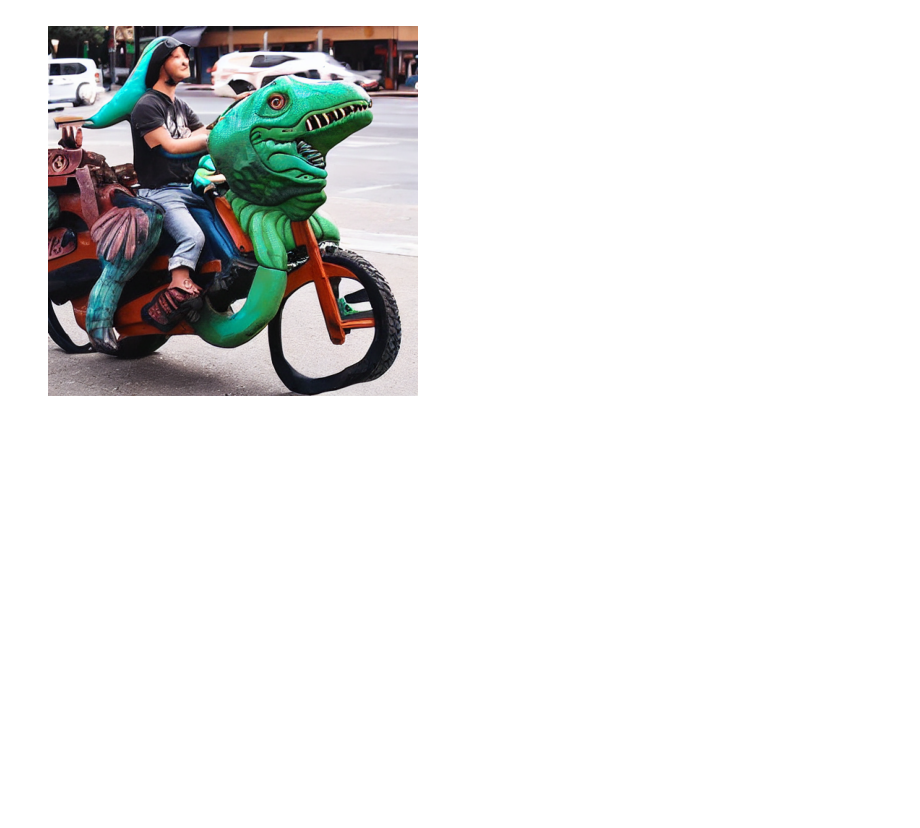
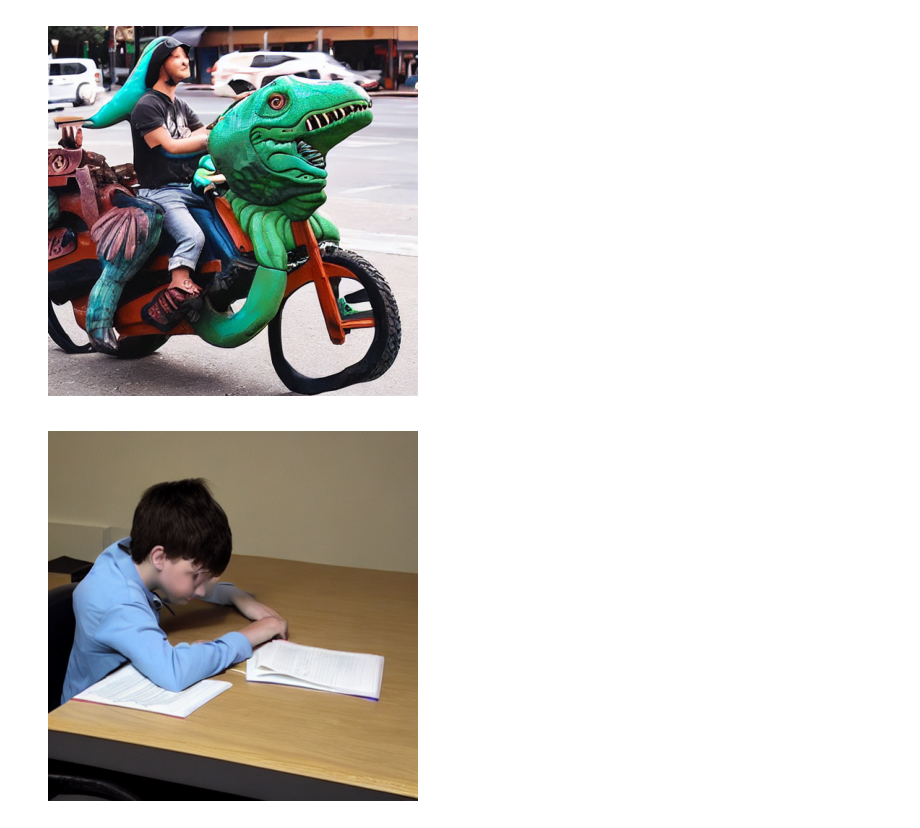
Before and after one commit to jaskiratkalra26/Hugging-Face-Models, a Jupyter notebook: text_to_image.ipynb, the cells around one changed output. Cells and saved outputs as stored; diff of their text form; code cells hidden in the pictures; blank space fills up the shorter version.

```diff
--- a/text_to_image.ipynb
+++ b/text_to_image.ipynb
@@ -93,3 +93,11 @@ plt.axis('off')
 plt.show()
 # %% [output]
 [figure]
+# %%
+prompt = 'a genius boy studying programming'
+image = pipe(prompt,height=512,width = 512).images[0]
+plt.imshow(image)
+plt.axis('off')
+plt.show()
+# %% [output]
+[figure, added]
```
Also changed, not shown: parts of 3 cells of this notebook.
